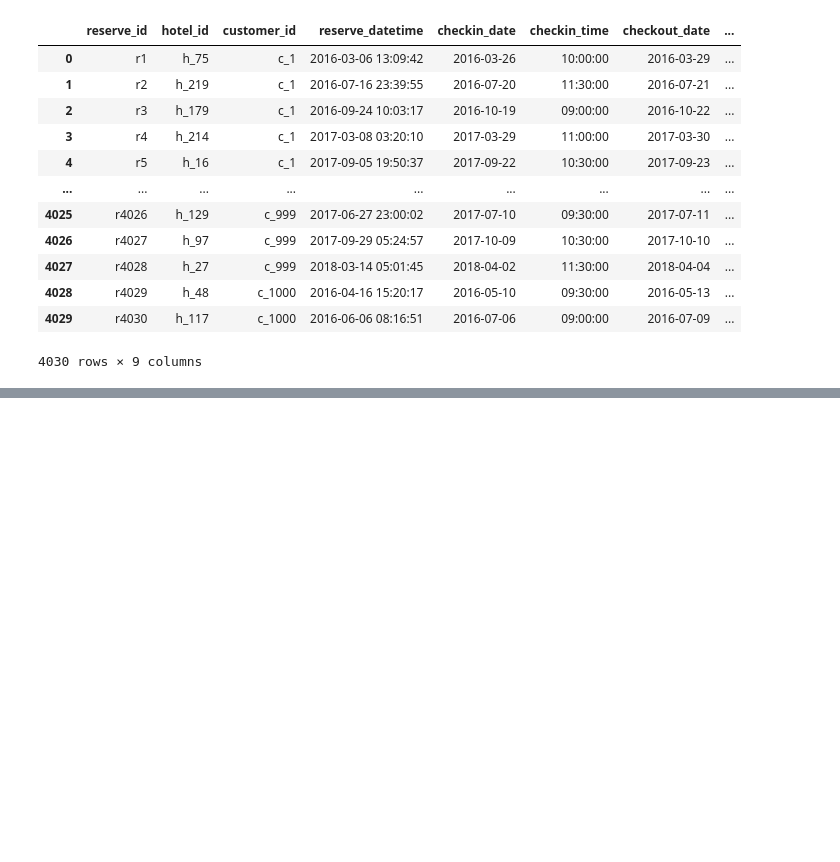
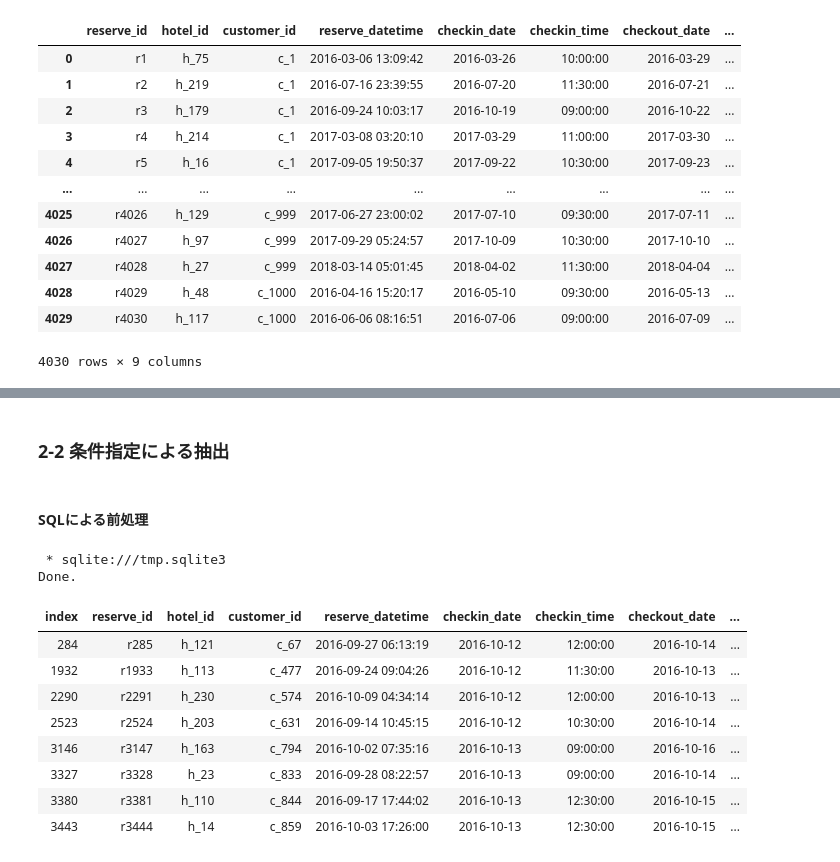
Before and after one commit to matsunori39/Law-of-Awesome-Data-Scientist, a Jupyter notebook: Law_of_Awesome_Data_Scientist.ipynb, the cells around one changed output, grey strips where cells are left out. Saved outputs shown, nothing was run; the diff lists cells and outputs as text; code cells hidden in the pictures; blank space fills up the shorter version.

```diff
--- a/Law_of_Awesome_Data_Scientist.ipynb
+++ b/Law_of_Awesome_Data_Scientist.ipynb
@@ -113,0 +112,23 @@ Done.
+# %% [markdown]
+### 2-2 条件指定による抽出
+# %% [markdown]
+#### SQLによる前処理
+# %%
+%%sql
+SELECT *
+FROM reserve_tb
+
+-- checkin_dateが、2016-10-12から2016-10-13までのデータに絞り込み
+WHERE checkin_date BETWEEN '2016-10-12' AND '2016-10-13'
+# %% [output]
+ * sqlite:///tmp.sqlite3
+Done.
+| index | reserve_id | hotel_id | customer_id | reserve_datetime | checkin_date | checkin_time | checkout_date | ... |
+| 284 | r285 | h_121 | c_67 | 2016-09-27 06:13:19 | 2016-10-12 | 12:00:00 | 2016-10-14 | ... |
+| 1932 | r1933 | h_113 | c_477 | 2016-09-24 09:04:26 | 2016-10-12 | 11:30:00 | 2016-10-13 | ... |
+| 2290 | r2291 | h_230 | c_574 | 2016-10-09 04:34:14 | 2016-10-12 | 12:00:00 | 2016-10-13 | ... |
+| 2523 | r2524 | h_203 | c_631 | 2016-09-14 10:45:15 | 2016-10-12 | 10:30:00 | 2016-10-14 | ... |
+| 3146 | r3147 | h_163 | c_794 | 2016-10-02 07:35:16 | 2016-10-13 | 09:00:00 | 2016-10-16 | ... |
+| 3327 | r3328 | h_23 | c_833 | 2016-09-28 08:22:57 | 2016-10-13 | 09:00:00 | 2016-10-14 | ... |
+| 3380 | r3381 | h_110 | c_844 | 2016-09-17 17:44:02 | 2016-10-13 | 12:30:00 | 2016-10-15 | ... |
+| 3443 | r3444 | h_14 | c_859 | 2016-10-03 17:26:00 | 2016-10-13 | 12:30:00 | 2016-10-15 | ... |
```
Also changed, not shown: parts of 13 cells of this notebook.
